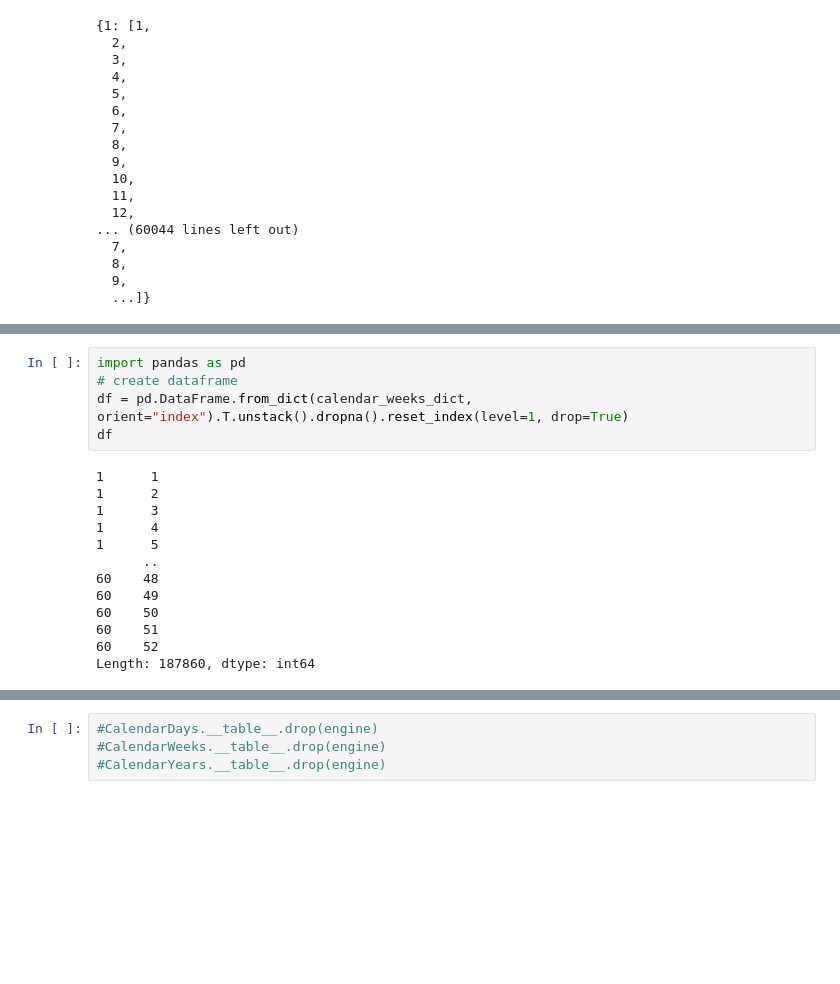
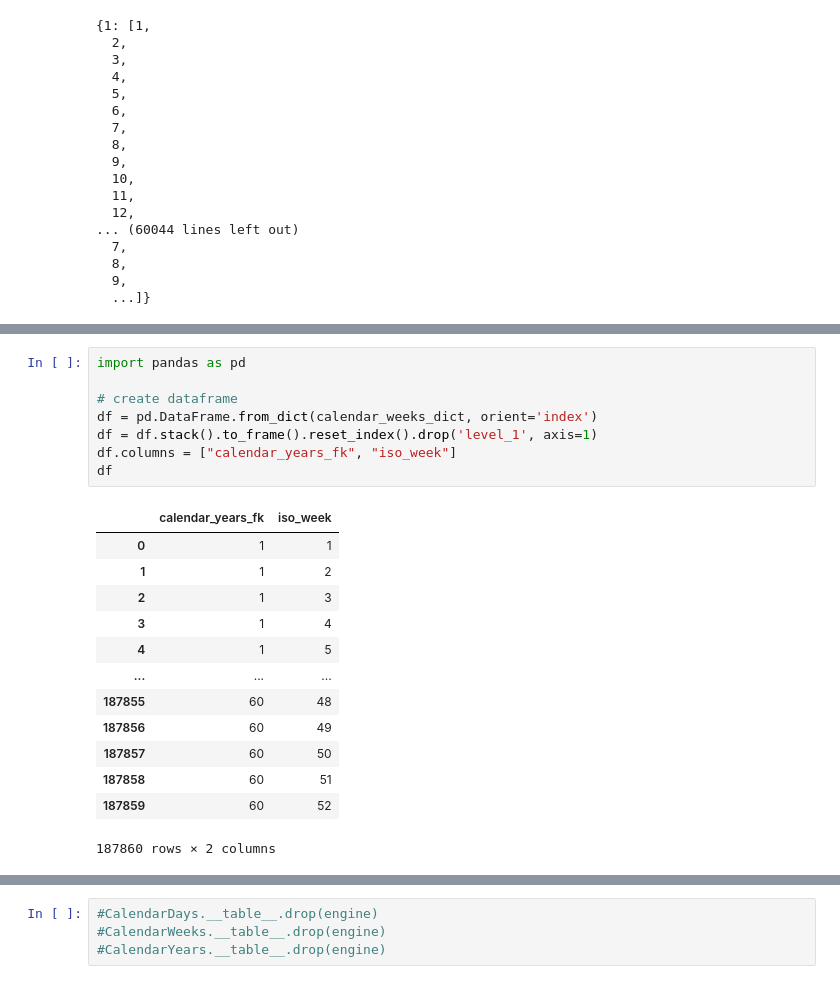
Before and after one commit to dstoecklein/corona-analysis, a Jupyter notebook: notebooks/sqlite_test.ipynb, the cells around one changed output, grey strips where cells are left out. Drawn from its saved outputs; the diff is of its cells as text; blank space fills up the shorter version.

```diff
--- a/notebooks/sqlite_test.ipynb
+++ b/notebooks/sqlite_test.ipynb
@@ -359,18 +364,22 @@ calendar_weeks_dict
 # %%
 import pandas as pd
+
 # create dataframe
-df = pd.DataFrame.from_dict(calendar_weeks_dict, orient="index").T.unstack().dropna().reset_index(level=1, drop=True)
+df = pd.DataFrame.from_dict(calendar_weeks_dict, orient='index')
+df = df.stack().to_frame().reset_index().drop('level_1', axis=1)
+df.columns = ["calendar_years_fk", "iso_week"]
 df
 # %% [output]
+|  | calendar_years_fk | iso_week |
+| 0 | 1 | 1 |
+| 1 | 1 | 2 |
+| 2 | 1 | 3 |
+| 3 | 1 | 4 |
+| 4 | 1 | 5 |
+| ... | ... | ... |
+| 187855 | 60 | 48 |
+| 187856 | 60 | 49 |
+| 187857 | 60 | 50 |
+| 187858 | 60 | 51 |
+| 187859 | 60 | 52 |
-1      1
-1      2
-1      3
-1      4
-1      5
-      ..
-60    48
-60    49
-60    50
-60    51
-60    52
-Length: 187860, dtype: int64
+187860 rows × 2 columns
```
Also changed, not shown: parts of 3 cells of this notebook.
